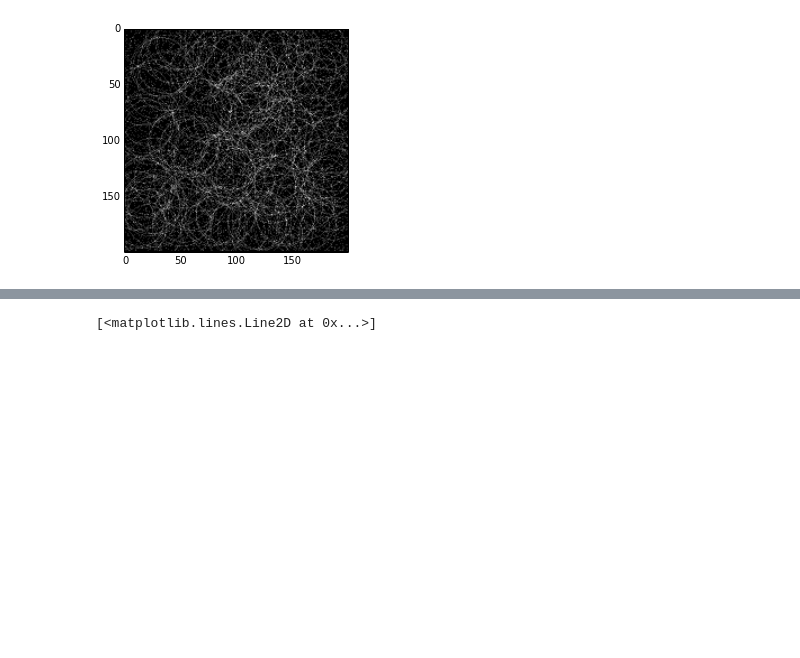
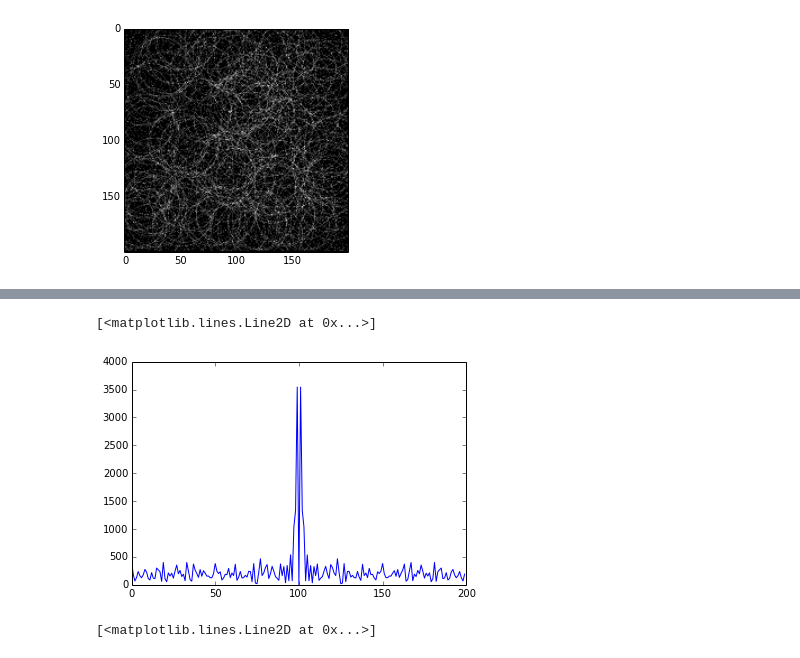
Before and after one commit to rudymmreina/Rivera_Mendez_hw5, a Jupyter notebook: punto_3.ipynb, the cells around one changed output, grey strips where cells are left out. Drawn from its saved outputs; the diff is of its cells as text; code cells hidden in the pictures; blank space fills up the shorter version.

```diff
--- a/punto_3.ipynb
+++ b/punto_3.ipynb
@@ -41,3 +65,8 @@ plt.imshow(A,cmap="gray")
+# %%
+plot(frecuencias[100])
+# %% [output]
+[<matplotlib.lines.Line2D at 0x...>]
+[figure, added]
 # %%
 radio=[]
 for i in range(29010):
```
Also changed, not shown: parts of 4 cells of this notebook.
